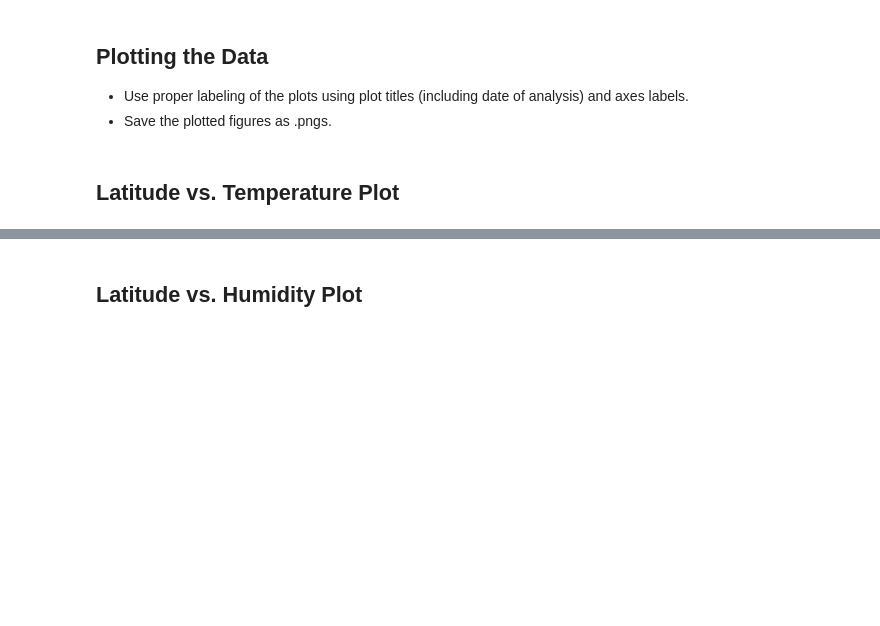
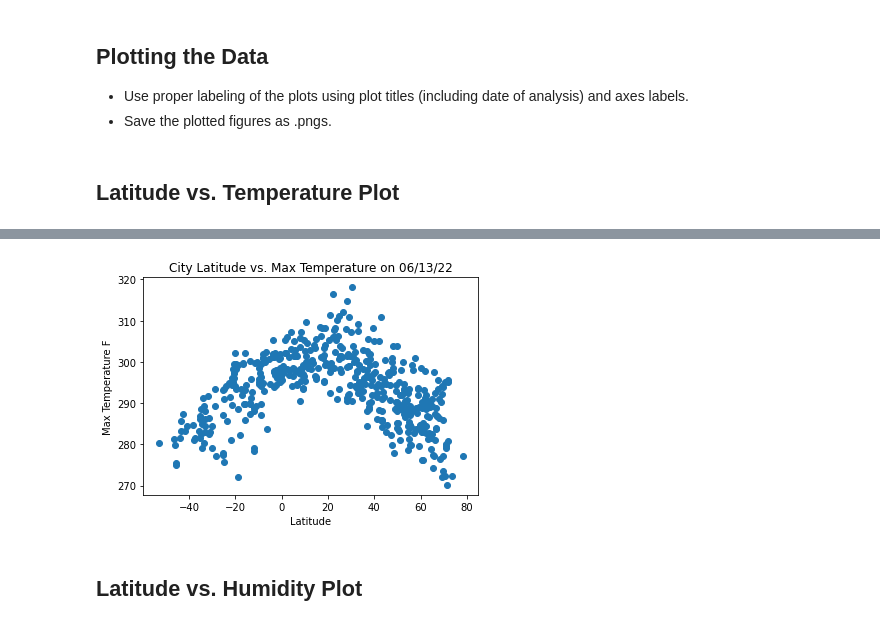
Before and after one commit to Kevin-McConchie/python-api-weather, a Jupyter notebook: WeatherPy/WeatherPy.ipynb, the cells around one changed output, grey strips where cells are left out. Saved outputs shown, nothing was run; the diff lists cells and outputs as text; code cells hidden in the pictures; blank space fills up the shorter version.

```diff
--- a/WeatherPy/WeatherPy.ipynb
+++ b/WeatherPy/WeatherPy.ipynb
@@ -206,2 +209,17 @@ Int64Index([], dtype='int64')
+# %%
+# Plot of Lat vs Max Temp
+# import of time dependecie dates can be added to plots
+import time
+
+# Creation of scatter plot lat vs temp
+x_values = clean_city_data['Lat']
+y_values = clean_city_data['Max Temp']
+plt.scatter(x_values,y_values)
+plt.title(f"City Latitude vs. Max Temperature on "+ time.strftime("%x"))
+plt.xlabel('Latitude')
+plt.ylabel('Max Temperature F')
+plt.show()
+# %% [output]
+[figure, added]
 # %% [markdown]
 ## Latitude vs. Humidity Plot
```
Also changed, not shown: parts of 17 cells of this notebook, 2 other files.
